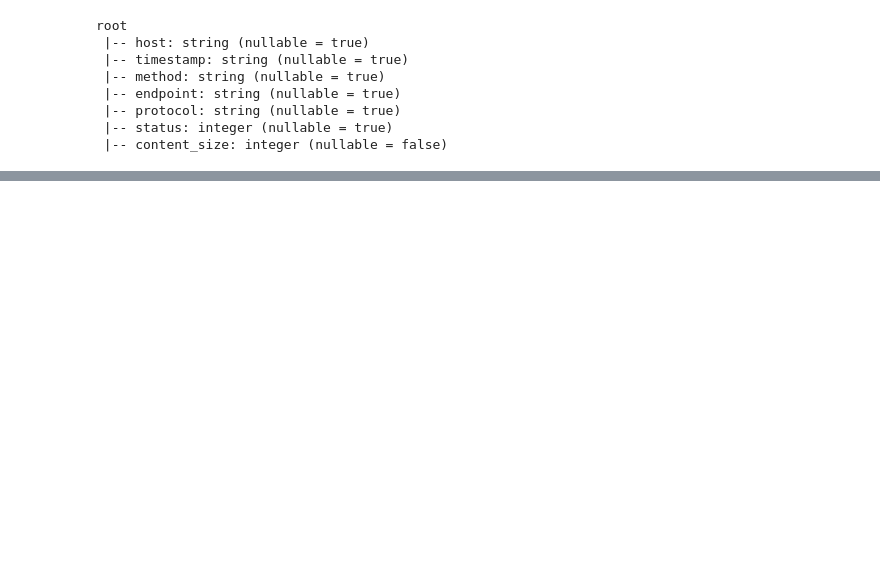
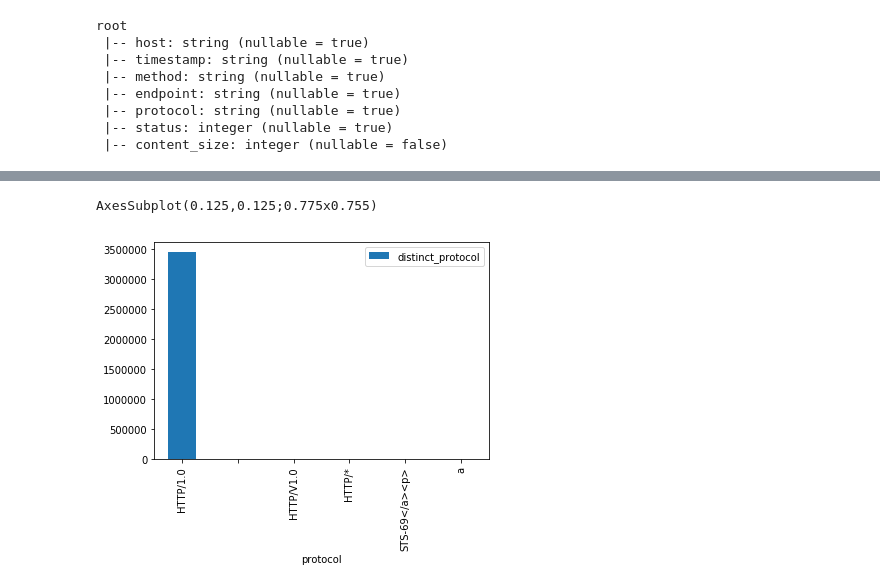
Before and after one commit to sumit-kumar-singh/LogAnalysisUsingPyspark, a Jupyter notebook: Notebook.ipynb, the cells around one changed output, grey strips where cells are left out. Cells and saved outputs as stored; diff of their text form; code cells hidden in the pictures; blank space fills up the shorter version.

```diff
--- a/Notebook.ipynb
+++ b/Notebook.ipynb
@@ -353,0 +710,8 @@ NOTE : Here timestamp column is of string type, so we have convert it into times
+# %%
+# count individual protocol and sorting it
+protocol_df = processed_data_df.groupBy("protocol") \
+                                  .count() \
+                                  .withColumnRenamed("count","distinct_protocol") \
+                                  .sort(desc("count"))
+print('Protocol count table :')
+protocol_df.show(10, truncate=False)
@@ -353,0 +741,7 @@ NOTE : Here timestamp column is of string type, so we have convert it into times
+# %%
+# convert to pandas df
+protocol_pd = protocol_df.toPandas()
+print(protocol_pd.plot(kind='bar',x='protocol',y='distinct_protocol'))
+# %% [output]
+AxesSubplot(0.125,0.125;0.775x0.755)
+[figure, added]
```
Also changed, not shown: parts of 78 cells of this notebook.
